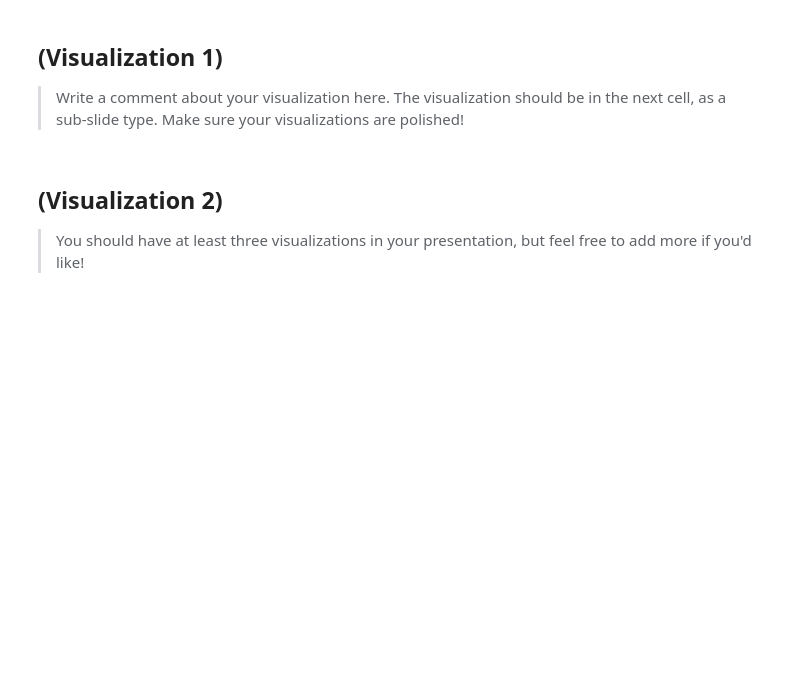
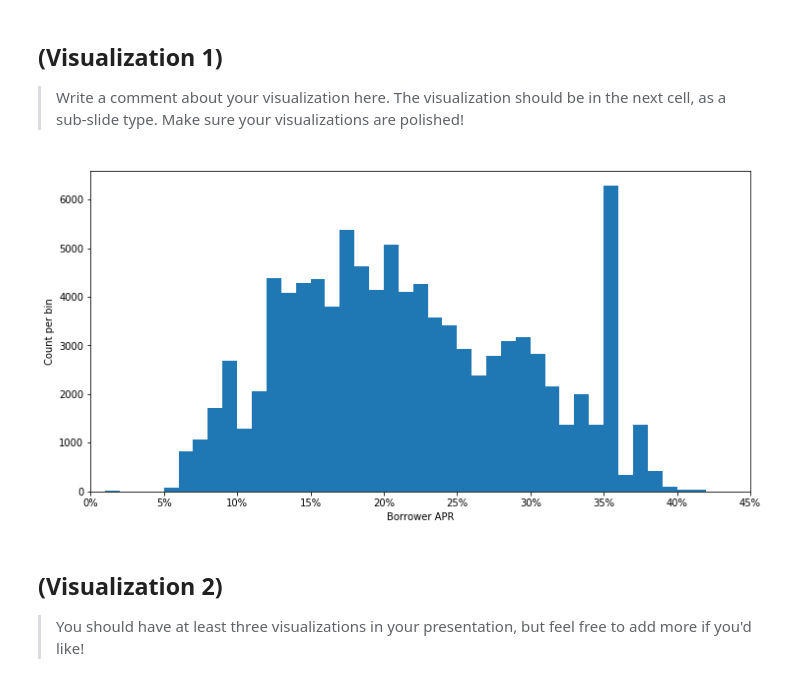
Before and after one commit to Jeff-VA/Udacity-Communicate-Data-Project, a Jupyter notebook: slide_deck.ipynb, the cells around one changed output. Saved outputs shown, nothing was run; the diff lists cells and outputs as text; code cells hidden in the pictures; blank space fills up the shorter version.

Commit message:
Composed slide_deck visualizations

```diff
--- a/slide_deck.ipynb
+++ b/slide_deck.ipynb
@@ -25,0 +39,21 @@ warnings.simplefilter("ignore")
+# %%
+#create list of columns with nulls
+nulls_todrop = ['EmploymentStatus', 'DebtToIncomeRatio',
+                'DelinquenciesLast7Years', 'AmountDelinquent']
+
+#drop row observations where there are nulls in each specified column
+for col in nulls_todrop:
+    df_trimmed = df_trimmed[df_trimmed[col].notnull()]
+# %%
+#create dictionary of desired orders for each category
+cat_dict = {'Term' : [12, 36, 60],
+            'IncomeRange' : ['Not employed', 'Not displayed', '$1-24,999', '$25,000-49,999',
+                             '$50,000-74,999', '$75,000-99,999', '$100,000+']}
+
+#loop over two dictionary variables and apply each ordered list to categorical Dtype
+for col in cat_dict:
+    order = pd.api.types.CategoricalDtype(ordered = True, categories = cat_dict[col])
+    df_trimmed[col] = df_trimmed[col].astype(order)
+# %%
+#change bool data to string for categorical analysis
+df_trimmed['IsBorrowerHomeowner'] = df_trimmed['IsBorrowerHomeowner'].astype('str')
@@ -26,3 +91,7 @@ warnings.simplefilter("ignore")
+# %%
+#replace zeroes with NaN values in the three specified columns
+del_cols = ['AmountDelinquent', 'DelinquenciesLast7Years']
+df_trimmed[del_cols] = df_trimmed[del_cols].replace({0 : np.nan})
 # %% [markdown]
 > Note that the above cells have been set as "Skip"-type slides. That means
 that when the notebook is rendered as http slides, those cells won't show up.
@@ -31,3 +100,19 @@ that when the notebook is rendered as http slides, those cells won't show up.
 
 > Write a comment about your visualization here. The visualization should be in
 the next cell, as a sub-slide type. Make sure your visualizations are polished!
+# %%
+#Creates an array of bins at a specified binsize for histogram
+binsize = 0.01
+bins = np.arange(0, df_trimmed['BorrowerAPR'].max() + binsize, binsize)
+ticks = np.arange(0, df_trimmed['BorrowerAPR'].max() + 0.05, 0.05)
+tick_names = ['{}%'.format(int(i*100)) for i in ticks]
+
+#plots a histogram of `BorrowerAPR`
+plt.figure(figsize=(12,6))
+plt.hist(data = df_trimmed, x = 'BorrowerAPR', bins = bins)
+plt.xlim([0, 0.45])
+plt.xticks(ticks, tick_names)
+plt.xlabel('Borrower APR')
+plt.ylabel('Count per bin');
+# %% [output]
+[figure, added]
```
Also changed, not shown: parts of 17 cells of this notebook.
